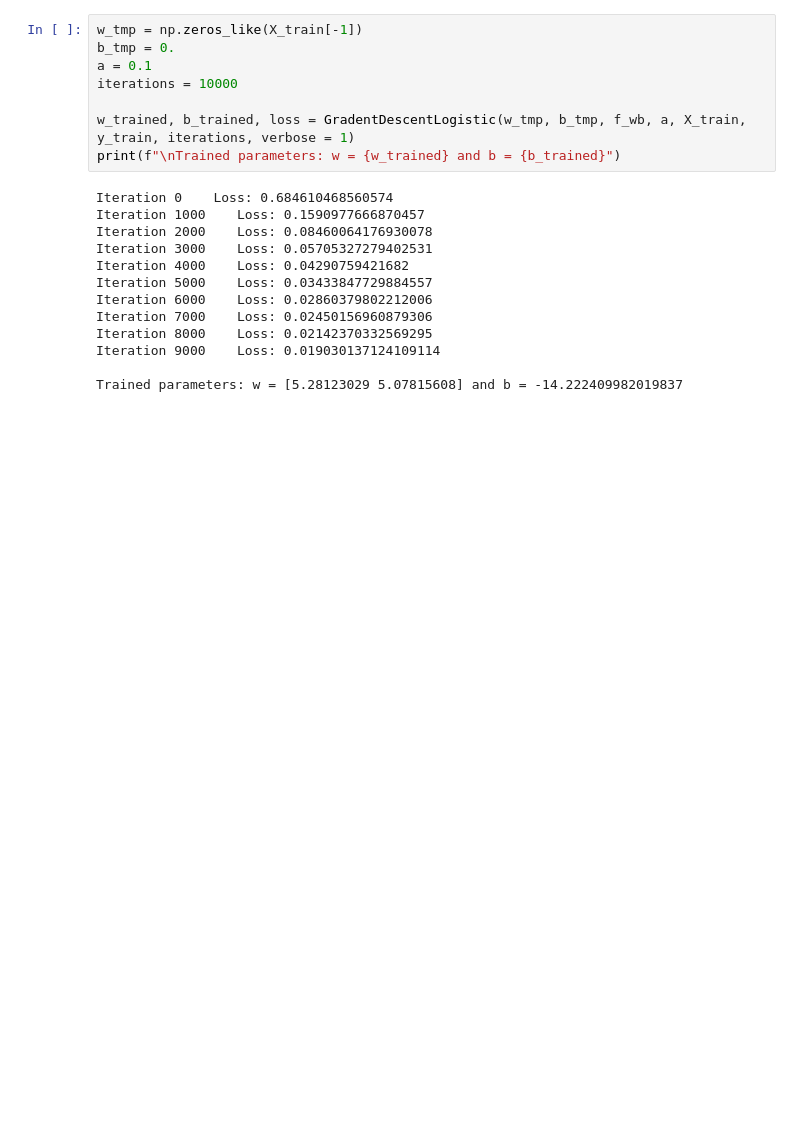
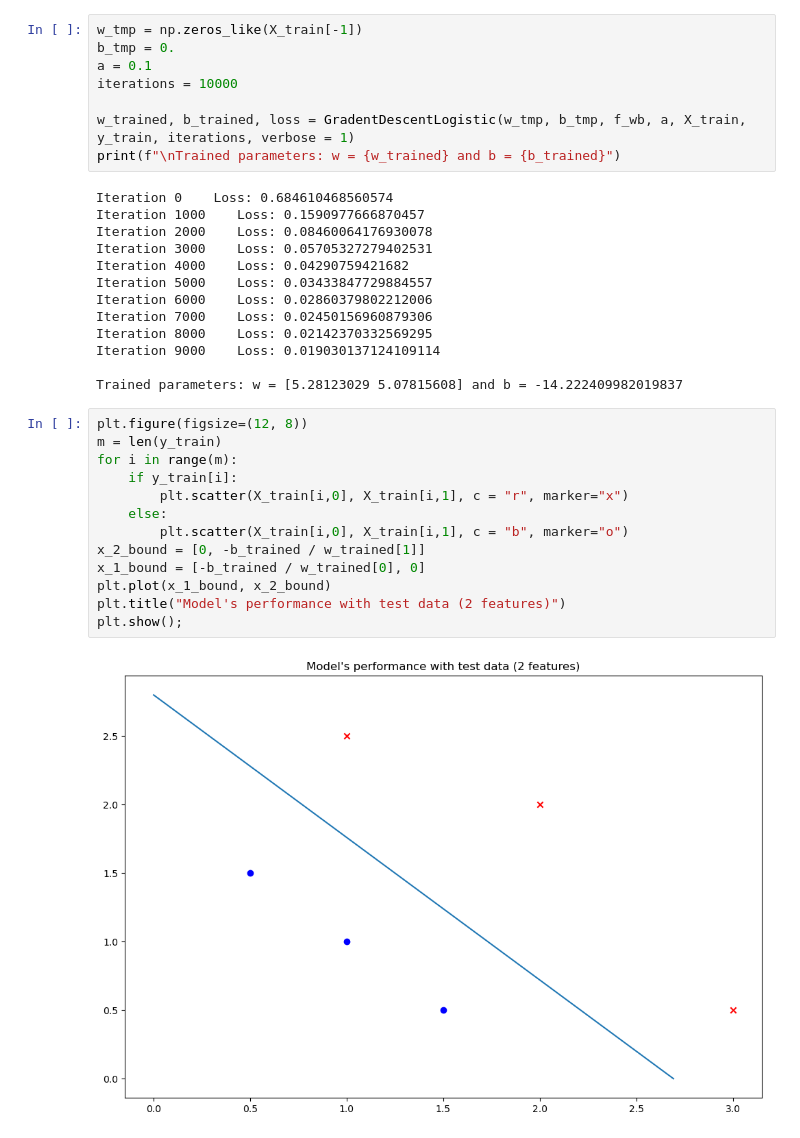
Before and after one commit to DangGiaChi/Machine_Learning_Specialization_Coursera, a Jupyter notebook: Supervised_Machine_Learning-Regression_and_Classification/Week_3_GD_LogisticRegression_from_scratch/GD_LogisticRegression.ipynb, the cells around one changed output. Drawn from its saved outputs; the diff is of its cells as text; blank space fills up the shorter version.

```diff
--- a/Supervised_Machine_Learning-Regression_and_Classification/Week_3_GD_LogisticRegression_from_scratch/GD_LogisticRegression.ipynb
+++ b/Supervised_Machine_Learning-Regression_and_Classification/Week_3_GD_LogisticRegression_from_scratch/GD_LogisticRegression.ipynb
@@ -115,3 +116,18 @@ Iteration 8000    Loss: 0.02142370332569295
 Iteration 9000    Loss: 0.019030137124109114
 
 Trained parameters: w = [5.28123029 5.07815608] and b = -14.222409982019837
+# %%
+plt.figure(figsize=(12, 8))
+m = len(y_train)
+for i in range(m):
+    if y_train[i]:
+        plt.scatter(X_train[i,0], X_train[i,1], c = "r", marker="x")
+    else:
+        plt.scatter(X_train[i,0], X_train[i,1], c = "b", marker="o")
+x_2_bound = [0, -b_trained / w_trained[1]]
+x_1_bound = [-b_trained / w_trained[0], 0]
+plt.plot(x_1_bound, x_2_bound)
+plt.title("Model's performance with test data (2 features)")
+plt.show();
+# %% [output]
+[figure, added]
```
Also changed, not shown: parts of 1 cell of this notebook.
